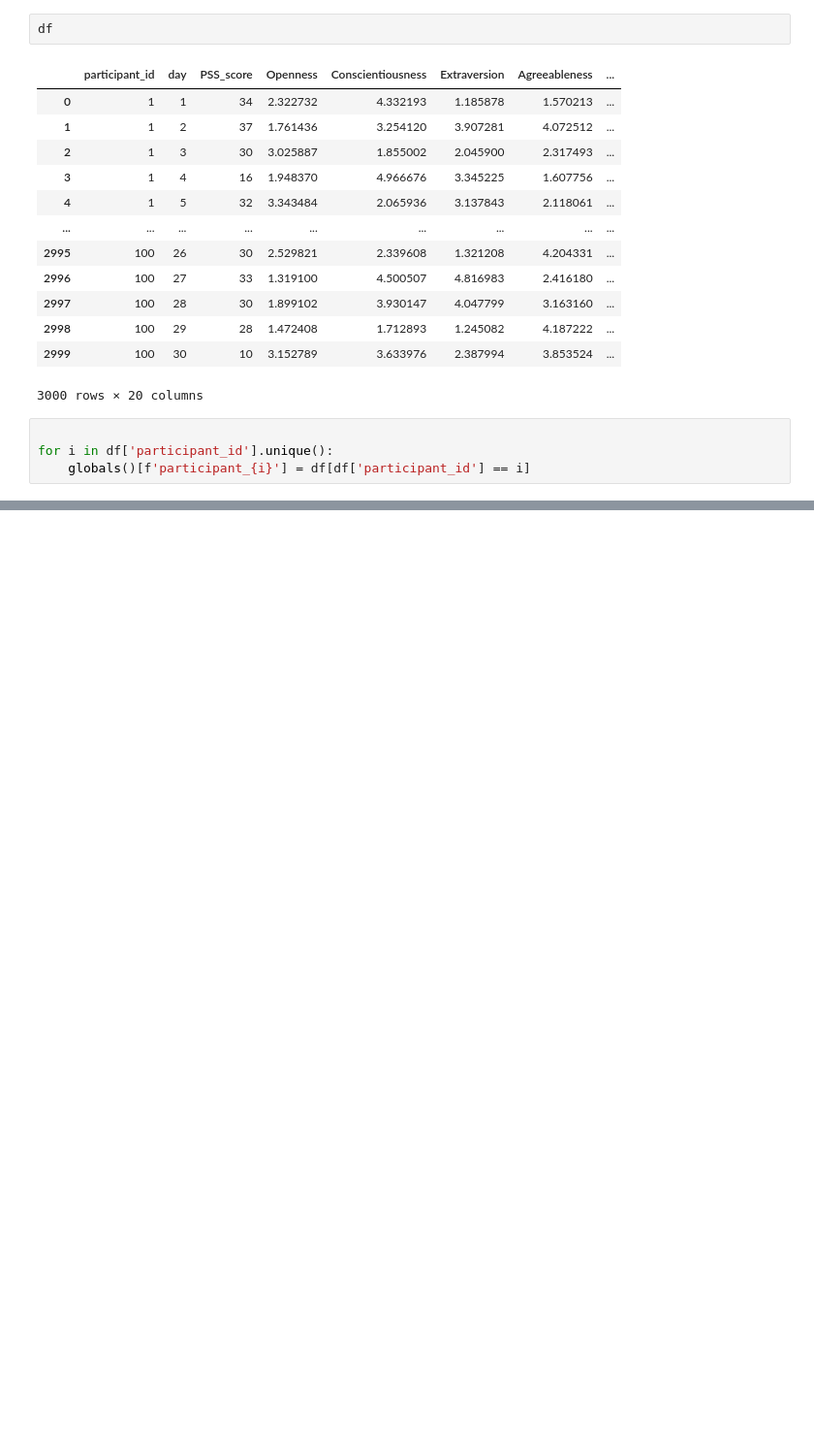
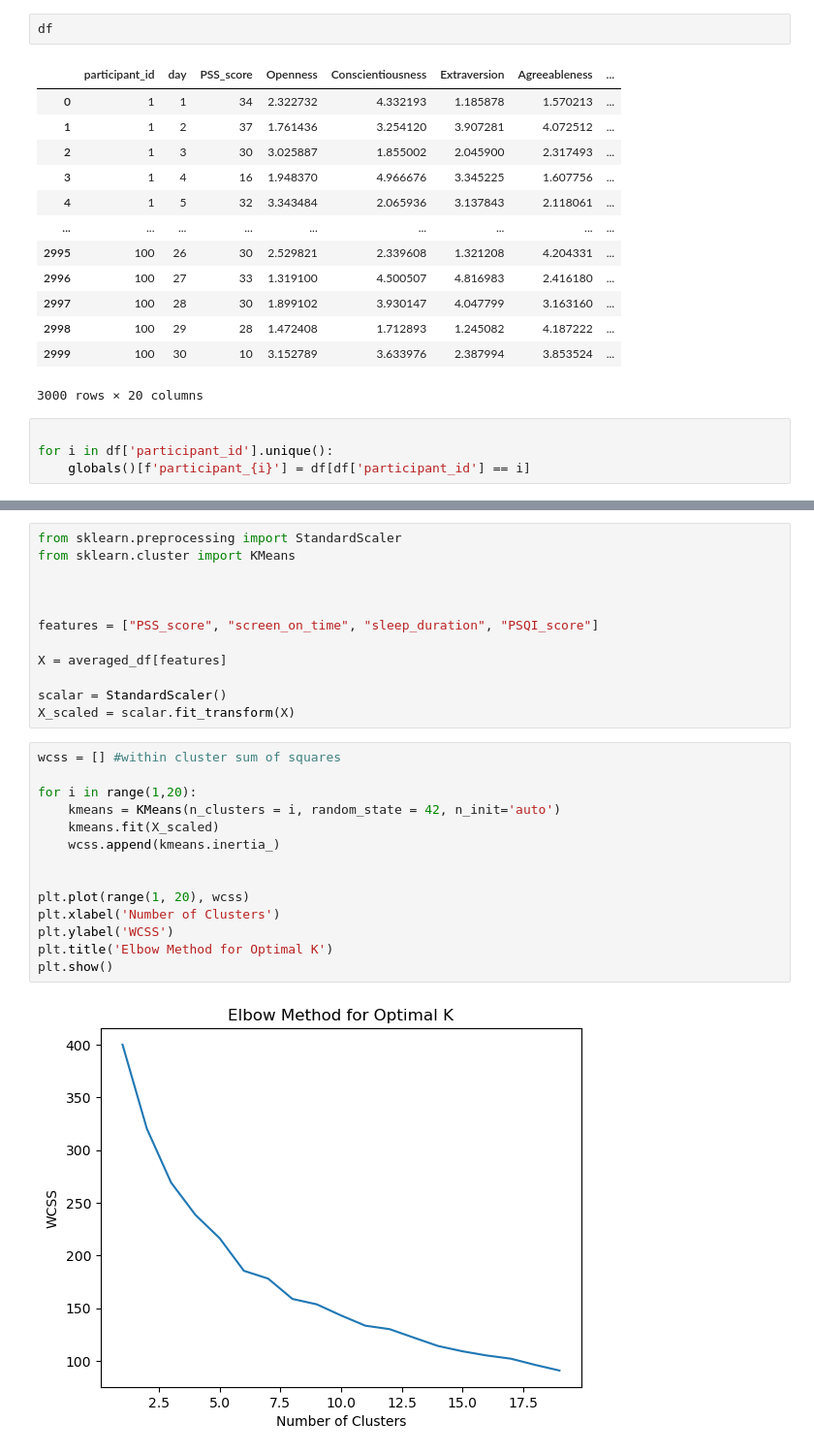
Before and after one commit to Harshan-Kurapati/StressDetection, a Jupyter notebook: Untitled.ipynb, the cells around one changed output, grey strips where cells are left out. Shown at 97% size. Saved outputs shown, nothing was run; the diff lists cells and outputs as text; blank space fills up the shorter version.

```diff
--- a/Untitled.ipynb
+++ b/Untitled.ipynb
@@ -276,0 +268,28 @@ xx
+# %%
+from sklearn.preprocessing import StandardScaler
+from sklearn.cluster import KMeans
+
+
+
+features = ["PSS_score", "screen_on_time", "sleep_duration", "PSQI_score"]
+
+X = averaged_df[features]
+
+scalar = StandardScaler()
+X_scaled = scalar.fit_transform(X)
+# %%
+wcss = [] #within cluster sum of squares
+
+for i in range(1,20):
+    kmeans = KMeans(n_clusters = i, random_state = 42, n_init='auto')
+    kmeans.fit(X_scaled)
+    wcss.append(kmeans.inertia_)
+
+
+plt.plot(range(1, 20), wcss)
+plt.xlabel('Number of Clusters')
+plt.ylabel('WCSS')
+plt.title('Elbow Method for Optimal K')
+plt.show()
+# %% [output]
+[figure, added]
```
Also changed, not shown: parts of 14 cells of this notebook.
